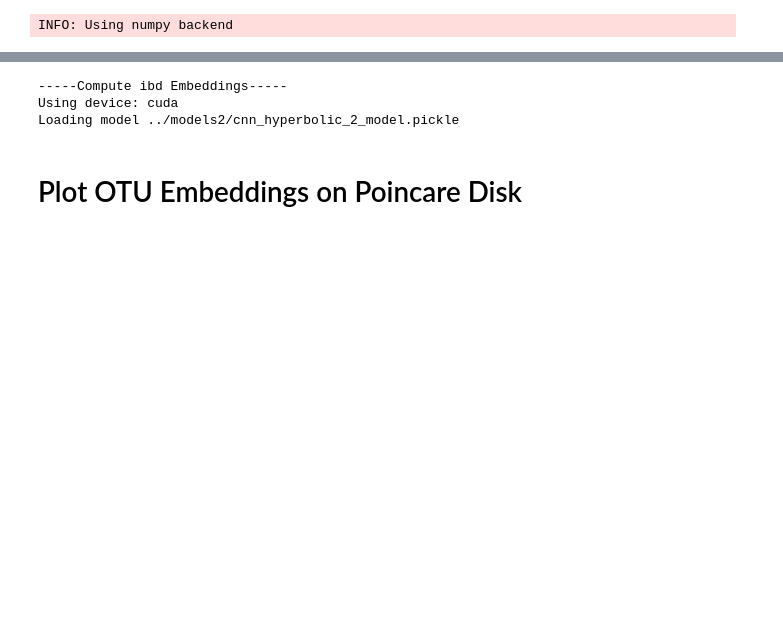
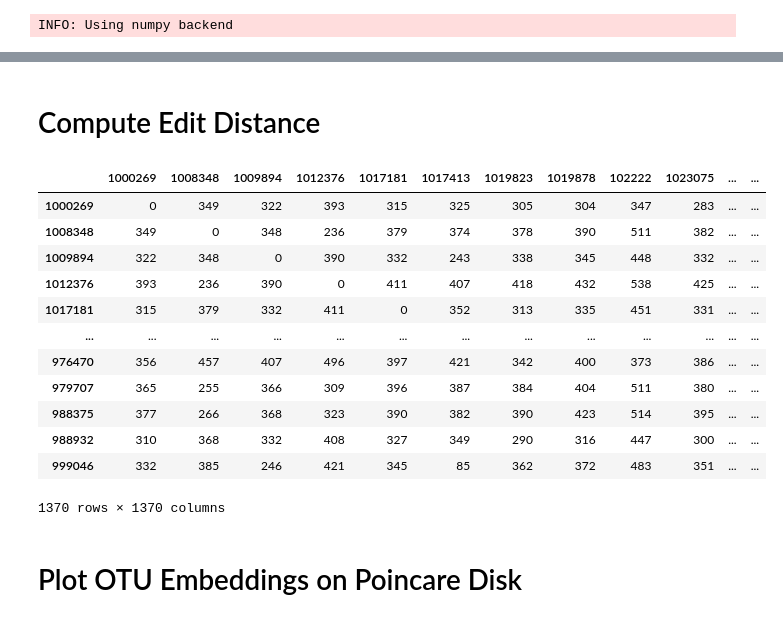
Before and after one commit to ez2rok/mixture_embeddings, a Jupyter notebook: notebooks/plot_embeddings.ipynb, the cells around one changed output, grey strips where cells are left out. Saved outputs shown, nothing was run; the diff lists cells and outputs as text; code cells hidden in the pictures; blank space fills up the shorter version.

```diff
--- a/notebooks/plot_embeddings.ipynb
+++ b/notebooks/plot_embeddings.ipynb
@@ -104,18 +124,3 @@ save = False
 # %%
-otu_embeddings, mixture_embeddings = get_embeddings(
-    encoder_path,
-    ihmp_data_path,
-    outdir,
-    batch_size,
-    no_cuda,
-    auxillary_data_path=auxillary_data_path,
-    seed=seed,
-    save=save
-    )
-
 # remove nans
 mixture_embeddings[np.isnan(mixture_embeddings)] = 0
-# %% [output]
------Compute ibd Embeddings-----
-Using device: cuda
-Loading model ../models2/cnn_hyperbolic_2_model.pickle
@@ -122,2 +130,36 @@ Loading model ../models2/cnn_hyperbolic_2_model.pickle
+# %% [markdown]
+# Compute Edit Distance
+# %%
+def get_edit_distance_matrix(otu_ids, id_to_str_seq):
+
+    str_seqs = [id_to_str_seq[str(_id)] for _id in otu_ids]
+    edit_distance_matrix = edit_distance(str_seqs, n_thread=16)
+    edit_distance_df = pd.DataFrame(edit_distance_matrix, index=otu_ids, columns=otu_ids)
+    return edit_distance_df
+# %%
+id_to_str_seq, _, _, _ = load_dataset(auxillary_data_path)
+otu_ids = data.columns.to_list()
+
+if not os.path.exists(edit_distance_path):
+    edit_distance_df = get_edit_distance_matrix(otu_ids, id_to_str_seq)
+    edit_distance_df.to_csv(make_dir(edit_distance_path))
+else:
+    edit_distance_df = pd.read_csv(edit_distance_path, index_col=0)
+
+edit_distance_df
+# %% [output]
+|  | 1000269 | 1008348 | 1009894 | 1012376 | 1017181 | 1017413 | 1019823 | 1019878 | 102222 | 1023075 | ... | ... |
+| 1000269 | 0 | 349 | 322 | 393 | 315 | 325 | 305 | 304 | 347 | 283 | ... | ... |
+| 1008348 | 349 | 0 | 348 | 236 | 379 | 374 | 378 | 390 | 511 | 382 | ... | ... |
+| 1009894 | 322 | 348 | 0 | 390 | 332 | 243 | 338 | 345 | 448 | 332 | ... | ... |
+| 1012376 | 393 | 236 | 390 | 0 | 411 | 407 | 418 | 432 | 538 | 425 | ... | ... |
+| 1017181 | 315 | 379 | 332 | 411 | 0 | 352 | 313 | 335 | 451 | 331 | ... | ... |
+| ... | ... | ... | ... | ... | ... | ... | ... | ... | ... | ... | ... | ... |
+| 976470 | 356 | 457 | 407 | 496 | 397 | 421 | 342 | 400 | 373 | 386 | ... | ... |
+| 979707 | 365 | 255 | 366 | 309 | 396 | 387 | 384 | 404 | 511 | 380 | ... | ... |
+| 988375 | 377 | 266 | 368 | 323 | 390 | 382 | 390 | 423 | 514 | 395 | ... | ... |
+| 988932 | 310 | 368 | 332 | 408 | 327 | 349 | 290 | 316 | 447 | 300 | ... | ... |
+| 999046 | 332 | 385 | 246 | 421 | 345 | 85 | 362 | 372 | 483 | 351 | ... | ... |
+1370 rows × 1370 columns
 # %% [markdown]
 # Plot OTU Embeddings on Poincare Disk
```
Also changed, not shown: parts of 29 cells of this notebook, 1 other file.
